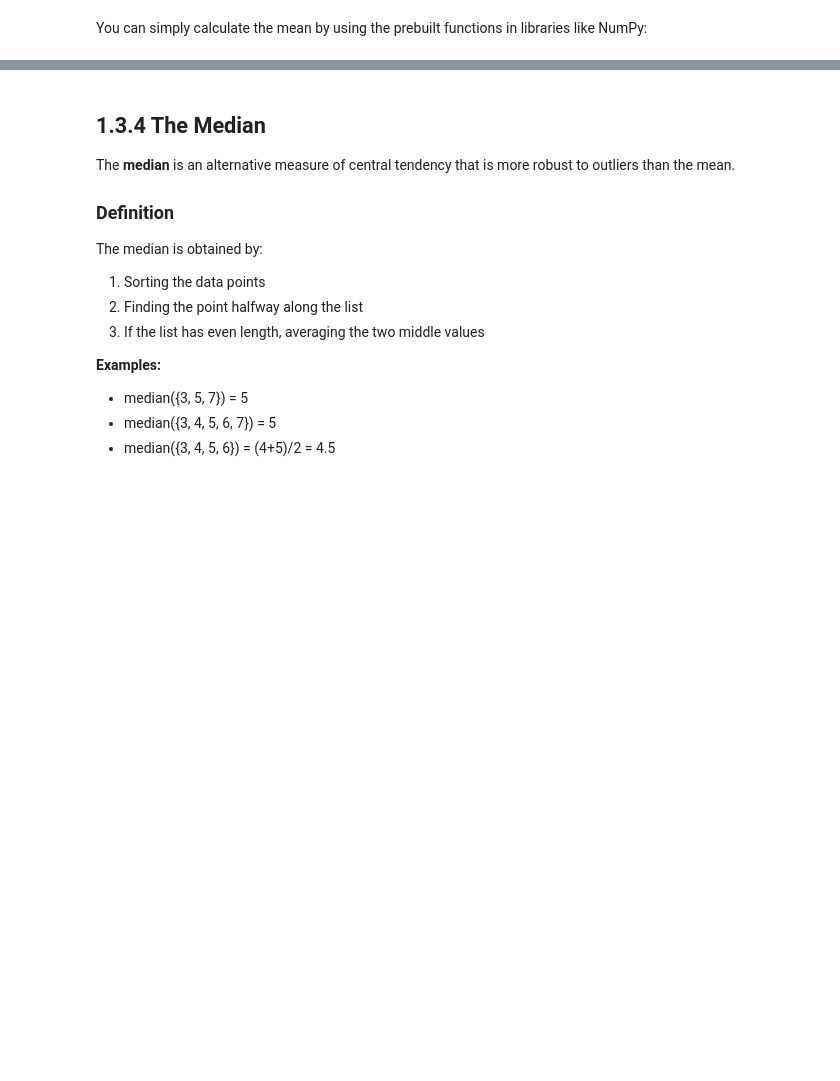
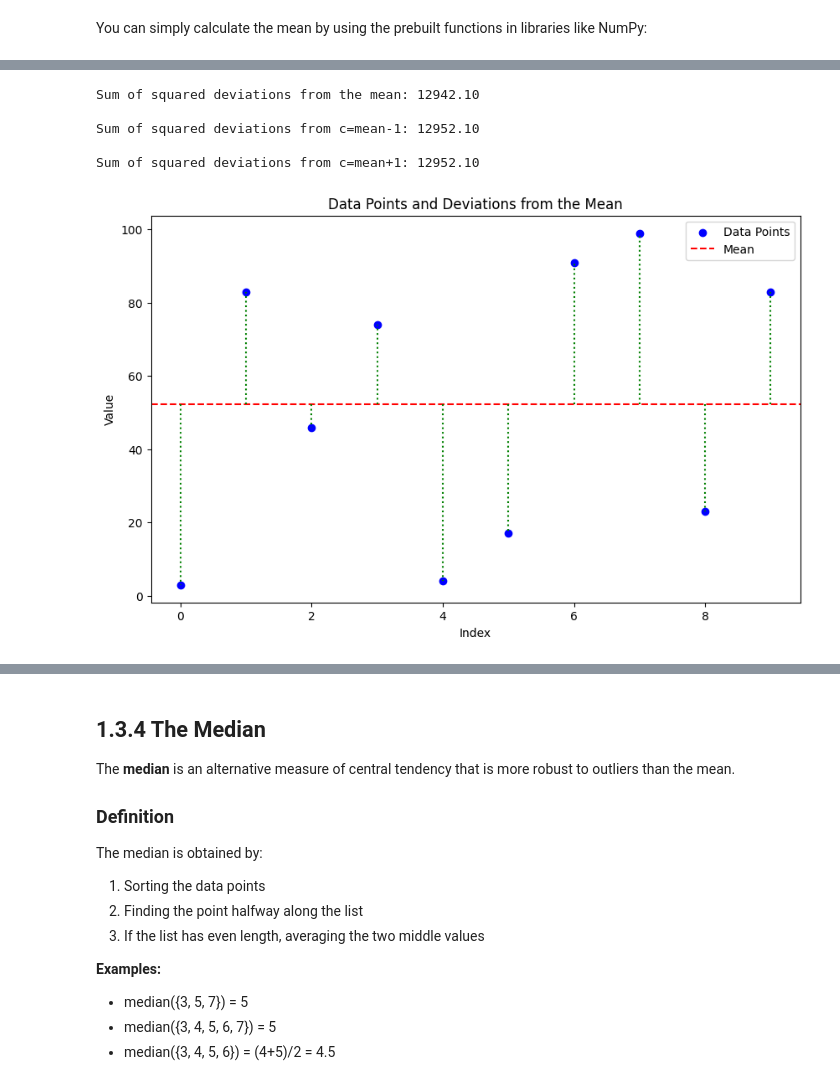
Before and after one commit to chebil/stat, a Jupyter notebook: part1/ch01_summarizing.ipynb, the cells around one changed output, grey strips where cells are left out. Drawn from its saved outputs; the diff is of its cells as text; code cells hidden in the pictures; blank space fills up the shorter version.

```diff
--- a/part1/ch01_summarizing.ipynb
+++ b/part1/ch01_summarizing.ipynb
@@ -85,7 +89,0 @@ This represents a typical net worth in this group. However, as we'll see, the me
-# %%
-import numpy as np
-
-data = np.array([100360, 109770, 96860, 97860, 108930,
-                 124330, 101300, 112710, 106740, 120170])
-mean = np.mean(data)
-print(f"Mean net worth: ${mean:,.2f}")
@@ -99,0 +118,26 @@ print(f"\nVerification: std² = {std**2:,.2f} (should equal variance)")
+# %%
+# Minimizing Squared Deviations
+mean_value = np.mean(data)
+squared_deviations = (data - mean_value) ** 2
+sum_of_squared_deviations = squared_deviations.sum()
+print(f"\nSum of squared deviations from the mean: {sum_of_squared_deviations:.2f}")
+print(f"\nSum of squared deviations from c=mean-1: {((data - (mean_value - 1)) ** 2).sum():.2f}")
+print(f"\nSum of squared deviations from c=mean+1: {((data - (mean_value + 1)) ** 2).sum():.2f}")
+# Visualizing Squared Deviations
+plt.figure(figsize=(10, 6))
+plt.scatter(range(len(data)), data, color='blue', label='Data Points')
+plt.axhline(y=mean_value, color='red', linestyle='--', label='Mean')
+for i in range(len(data)):
+    plt.plot([i, i], [mean_value, data[i]], color='green', linestyle=':')
+plt.title('Data Points and Deviations from the Mean')
+plt.xlabel('Index')
+plt.ylabel('Value')
+plt.legend()
+plt.show()
+# %% [output]
+Sum of squared deviations from the mean: 12942.10
+
+Sum of squared deviations from c=mean-1: 12952.10
+
+Sum of squared deviations from c=mean+1: 12952.10
+[figure, added]
```
Also changed, not shown: parts of 19 cells of this notebook.
